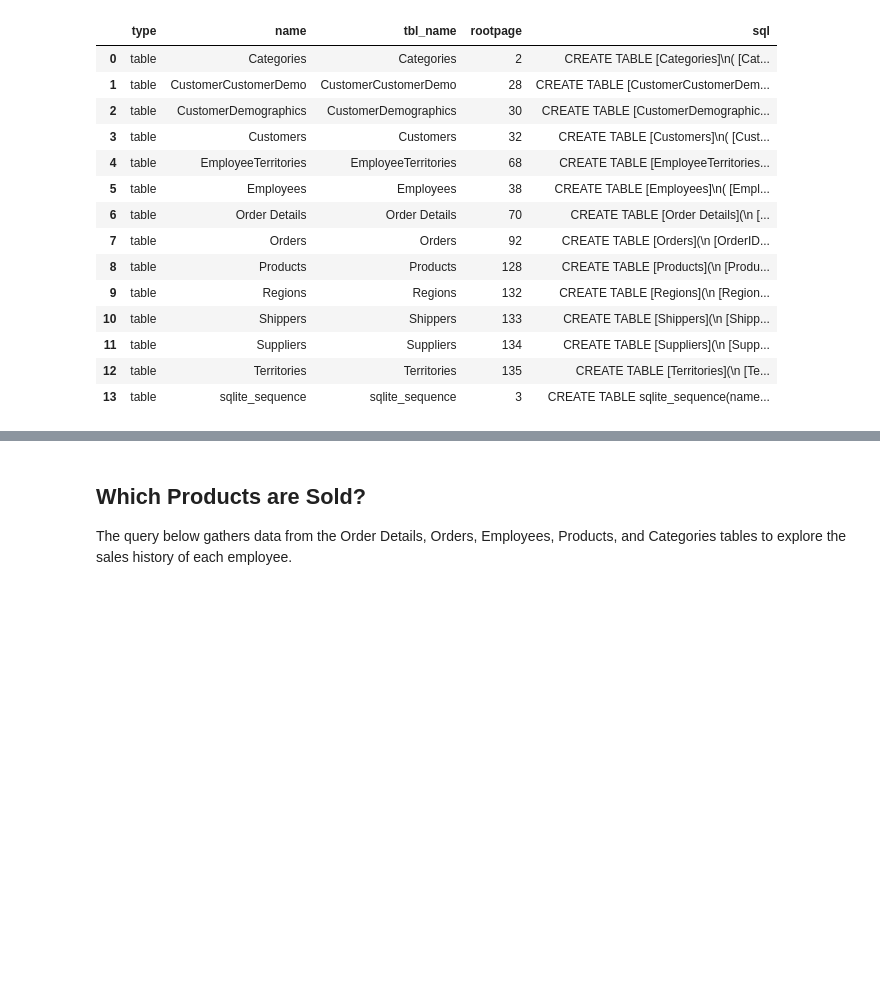
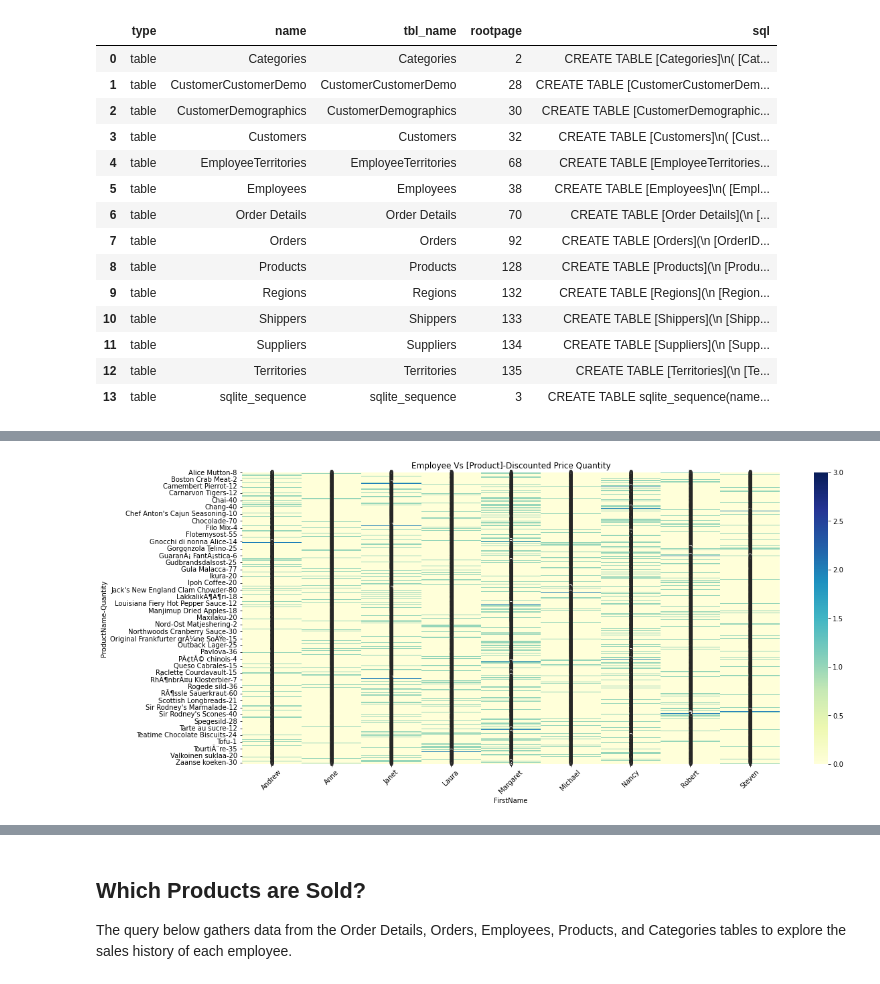
Before and after one commit to atbiggie/ST590-Project2, a Jupyter notebook: PartTwo.ipynb, the cells around one changed output, grey strips where cells are left out. Saved outputs shown, nothing was run; the diff lists cells and outputs as text; code cells hidden in the pictures; blank space fills up the shorter version.

```diff
--- a/PartTwo.ipynb
+++ b/PartTwo.ipynb
@@ -30,0 +146,17 @@ pd.read_sql("SELECT * FROM sqlite_schema WHERE type = 'table' ORDER BY name", co
+# %%
+
+sellQtyDiscountPrice = pd.read_sql(firstCall+' where Discount != 0.00', con)
+sellQtyFullPrice = sellQtyDiscountPrice.groupby(['EmployeeID', 'ProductID']).agg({'Quantity' : sum, 'ProductName' : 'first', 'CategoryName' : 'first', 'FirstName' : 'first', 'LastName' : 'first', 'Title' : 'first'})
+
+
+plt.figure(figsize=(18, 8))
+x_disc = sellQtyDiscountPrice.ProductName.astype("category")
+y_disc = sellQtyDiscountPrice.FirstName.astype("category")
+sellQtyDiscountPrice = sns.heatmap(pd.crosstab(
+    index = [x_disc, sellQtyDiscountPrice.Quantity],
+    columns = y_disc), cmap="YlGnBu", annot=True, cbar=True)
+plt.xticks(rotation = 45)
+plt.title("Employee Vs [Product]-Discounted Price Quantity")
+plt.show()
+# %% [output]
+[figure, added]
```
Also changed, not shown: parts of 15 cells of this notebook.
